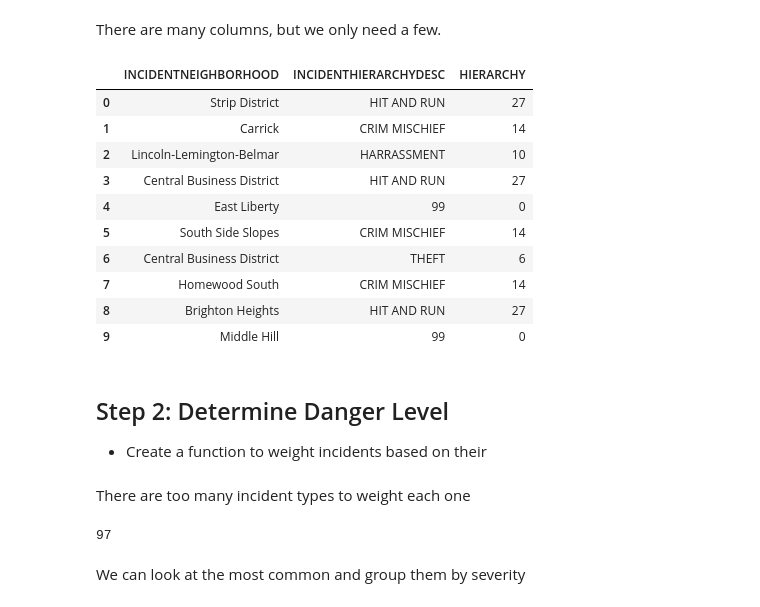
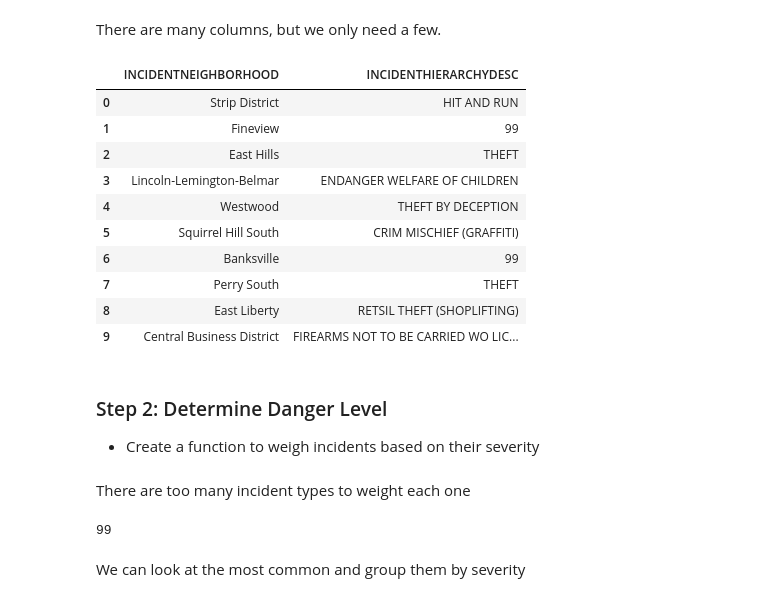
Before and after one commit to jrddp/Big-Ideas-Final-Project, a Jupyter notebook: jap300-blotter.ipynb, the cells around one changed output. Saved outputs shown, nothing was run; the diff lists cells and outputs as text; code cells hidden in the pictures.

```diff
--- a/jap300-blotter.ipynb
+++ b/jap300-blotter.ipynb
@@ -27,29 +37,30 @@ Index(['PK', 'CCR', 'HIERARCHY', 'INCIDENTTIME', 'INCIDENTLOCATION',
 There are many columns, but we only need a few.
 # %%
 # Filter out unnecessary columns
-blotter_data = blotter_data[['INCIDENTNEIGHBORHOOD', 'INCIDENTHIERARCHYDESC', 'HIERARCHY']]
+blotter_data = blotter_data[['INCIDENTNEIGHBORHOOD', 'INCIDENTHIERARCHYDESC']]
 blotter_data.head(10)
 # %% [output]
-|  | INCIDENTNEIGHBORHOOD | INCIDENTHIERARCHYDESC | HIERARCHY |
-| 0 | Strip District | HIT AND RUN | 27 |
-| 1 | Carrick | CRIM MISCHIEF | 14 |
-| 2 | Lincoln-Lemington-Belmar | HARRASSMENT | 10 |
-| 3 | Central Business District | HIT AND RUN | 27 |
-| 4 | East Liberty | 99 | 0 |
-| 5 | South Side Slopes | CRIM MISCHIEF | 14 |
-| 6 | Central Business District | THEFT | 6 |
-| 7 | Homewood South | CRIM MISCHIEF | 14 |
-| 8 | Brighton Heights | HIT AND RUN | 27 |
-| 9 | Middle Hill | 99 | 0 |
+|  | INCIDENTNEIGHBORHOOD | INCIDENTHIERARCHYDESC |
+| 0 | Strip District | HIT AND RUN |
+| 1 | Fineview | 99 |
+| 2 | East Hills | THEFT |
+| 3 | Lincoln-Lemington-Belmar | ENDANGER WELFARE OF CHILDREN |
+| 4 | Westwood | THEFT BY DECEPTION |
+| 5 | Squirrel Hill South | CRIM MISCHIEF (GRAFFITI) |
+| 6 | Banksville | 99 |
+| 7 | Perry South | THEFT |
+| 8 | East Liberty | RETSIL THEFT (SHOPLIFTING) |
+| 9 | Central Business District | FIREARMS NOT TO BE CARRIED WO LIC... |
 # %% [markdown]
-## Step 2: Determine Danger Level
-- Create a function to weight incidents based on their
+### Step 2: Determine Danger Level
+- Create a function to weigh incidents based on their severity
 # %% [markdown]
 There are too many incident types to weight each one
-# %%
-blotter_data['INCIDENTHIERARCHYDESC'].nunique()
-# %% [output]
-97
+# %%
+# Count the unique incident types
+blotter_data['INCIDENTHIERARCHYDESC'].nunique()
+# %% [output]
+99
 # %% [markdown]
 We can look at the most common and group them by severity
 # %%
```
Also changed, not shown: parts of 20 cells of this notebook, 1 other file.
